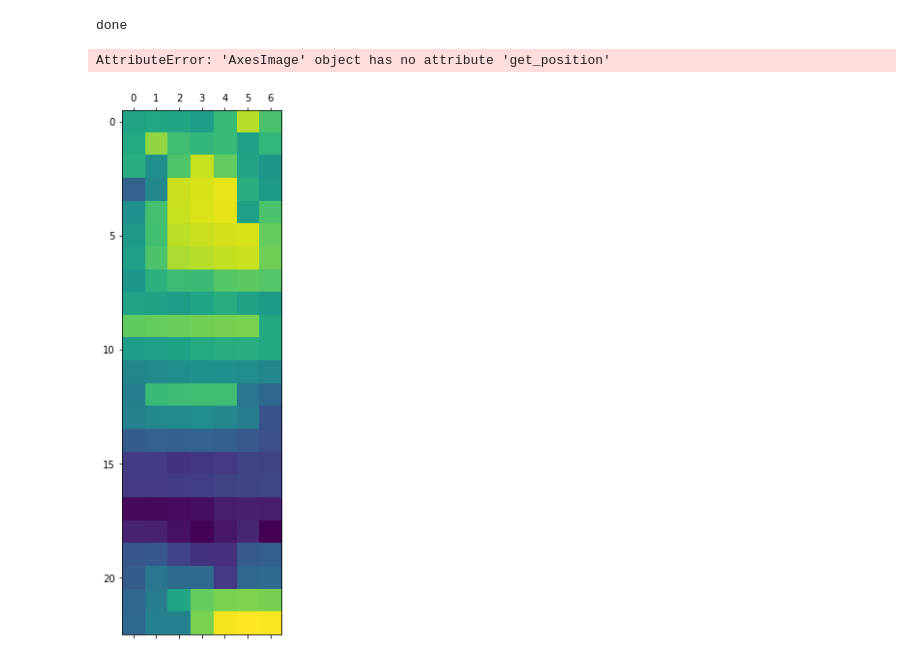
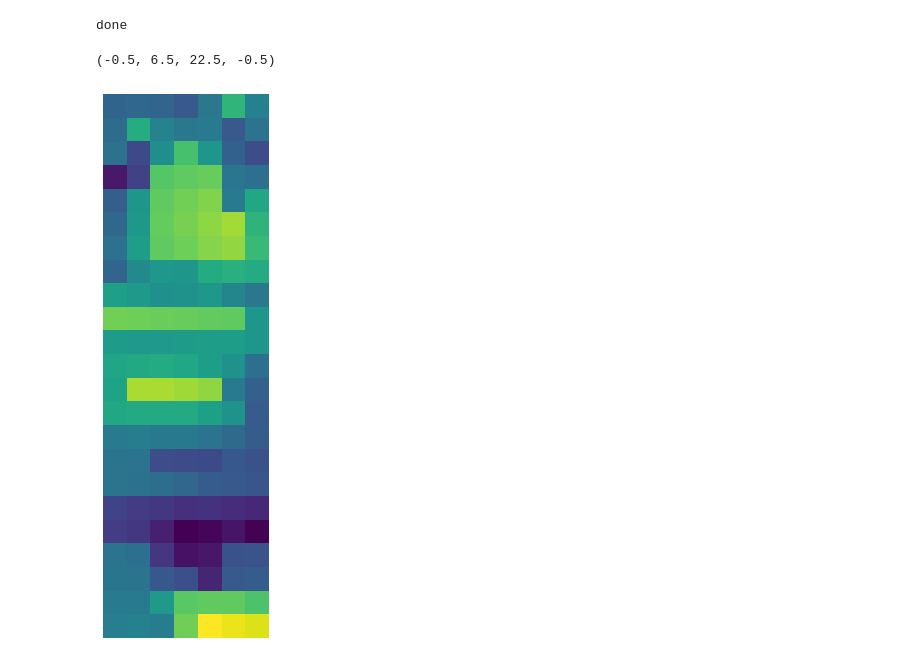
Before and after one commit to SonglingLu/OneRoomABM, a Jupyter notebook: notebooks/paper_functions_viz.ipynb, the cells around one changed output. Cells and saved outputs as stored; diff of their text form; code cells hidden in the pictures.

```diff
--- a/notebooks/paper_functions_viz.ipynb
+++ b/notebooks/paper_functions_viz.ipynb
@@ -448,25 +448,25 @@ done
 # %%
 fig, axs = plt.subplots(figsize=(10, 10))
 
 ax0 = axs.matshow(concentration_, cmap="OrRd", label="One Simulation")
 
 ax0 = axs.matshow(out_matrix, cmap="OrRd", norm=mpl.colors.LogNorm())
 
 
 ax3 = axs.matshow(concentration_, norm=mpl.colors.LogNorm())
-fig.colorbar(ax1, ax=ax3)
-fig.colorbar(ax1, ax=ax3[0][1])
+# fig.colorbar(ax1, ax=ax3)
+# fig.colorbar(ax1, ax=ax3[0][1])
 
 plt.axis('off')
 # plt.savefig('concentration_avg_')
 # r = ax0.axs[0][1]
 
 # fig.colorbar(ax2, ax=axs[1][0])
 # fig.colorbar(ax3, ax=axs[1][1])
 
 # fig.tight_layout(4, 1, figsize=(10, 10))
 
 # initial_array
 # %% [output]
-AttributeError: 'AxesImage' object has no attribute 'get_position'
+(-0.5, 6.5, 22.5, -0.5)
-[figure, old version]
+[figure, new version]
```
Also changed, not shown: parts of 15 cells of this notebook, 13 other files.
